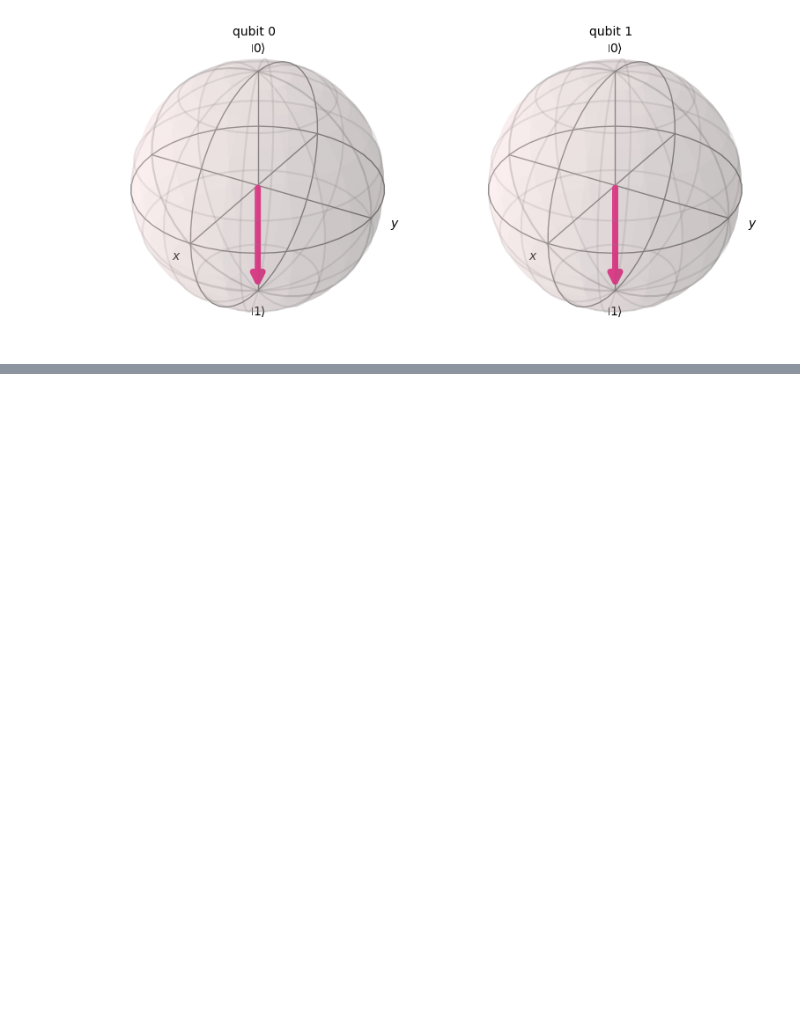
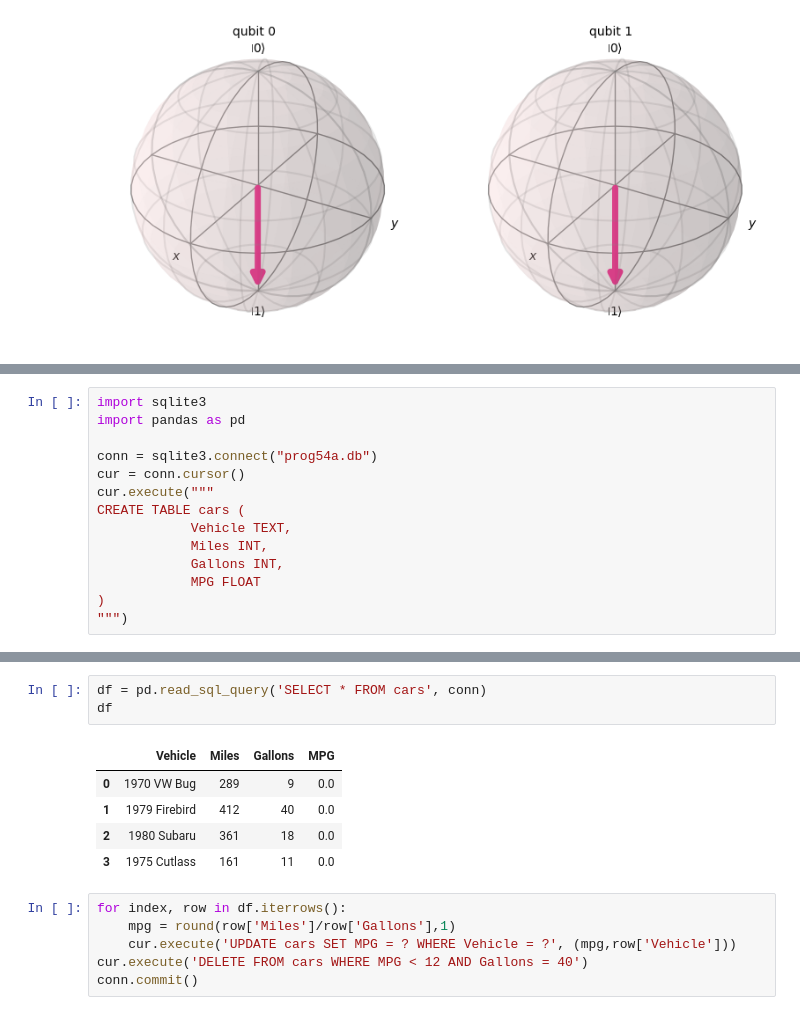
Before and after one commit to dcChilshock/AP-ComputerScience, a Jupyter notebook: Notebooks/concepts.ipynb, the cells around one changed output, grey strips where cells are left out. Saved outputs shown, nothing was run; the diff lists cells and outputs as text; blank space fills up the shorter version.

```diff
--- a/Notebooks/concepts.ipynb
+++ b/Notebooks/concepts.ipynb
@@ -394,0 +397,14 @@ plot_bloch_multivector(statevectors)
+# %%
+import sqlite3
+import pandas as pd
+
+conn = sqlite3.connect("prog54a.db")
+cur = conn.cursor()
+cur.execute("""
+CREATE TABLE cars (
+            Vehicle TEXT,
+            Miles INT,
+            Gallons INT,
+            MPG FLOAT
+)
+""")
@@ -394,0 +422,15 @@ plot_bloch_multivector(statevectors)
+# %%
+df = pd.read_sql_query('SELECT * FROM cars', conn)
+df
+# %% [output]
+|  | Vehicle | Miles | Gallons | MPG |
+| 0 | 1970 VW Bug | 289 | 9 | 0.0 |
+| 1 | 1979 Firebird | 412 | 40 | 0.0 |
+| 2 | 1980 Subaru | 361 | 18 | 0.0 |
+| 3 | 1975 Cutlass | 161 | 11 | 0.0 |
+# %%
+for index, row in df.iterrows():
+    mpg = round(row['Miles']/row['Gallons'],1)
+    cur.execute('UPDATE cars SET MPG = ? WHERE Vehicle = ?', (mpg,row['Vehicle']))
+cur.execute('DELETE FROM cars WHERE MPG < 12 AND Gallons = 40')
+conn.commit()
```
Also changed, not shown: parts of 5 cells of this notebook, 1 other file.
